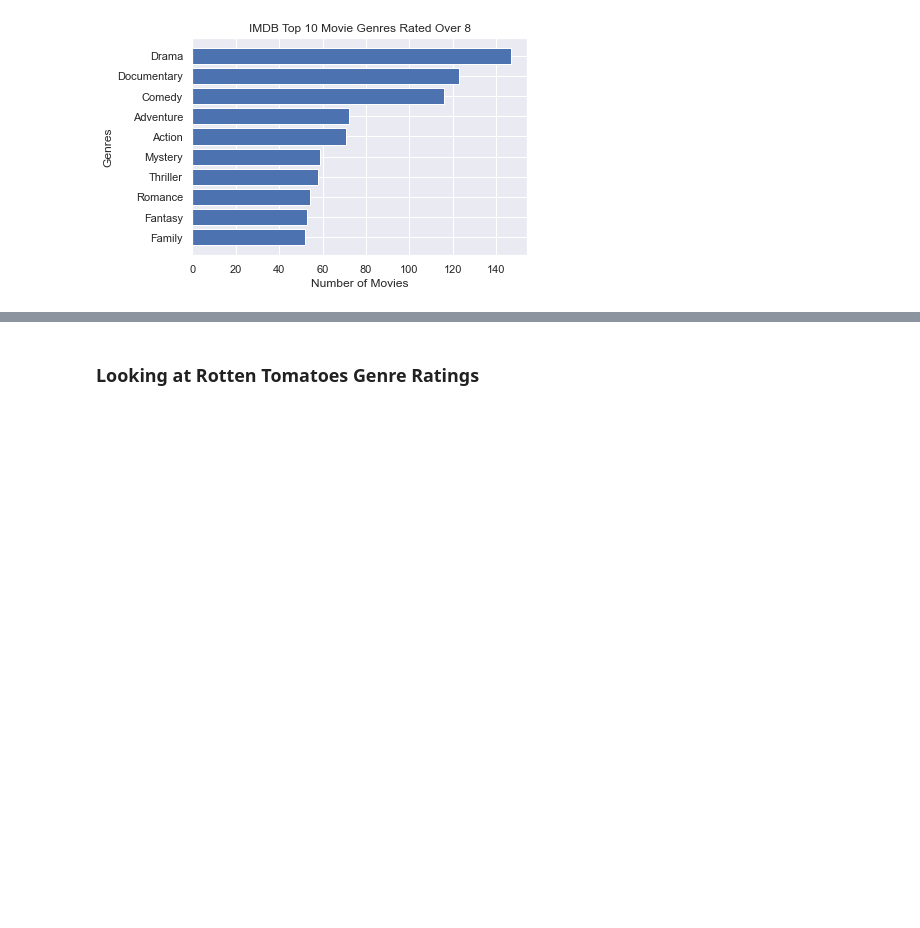
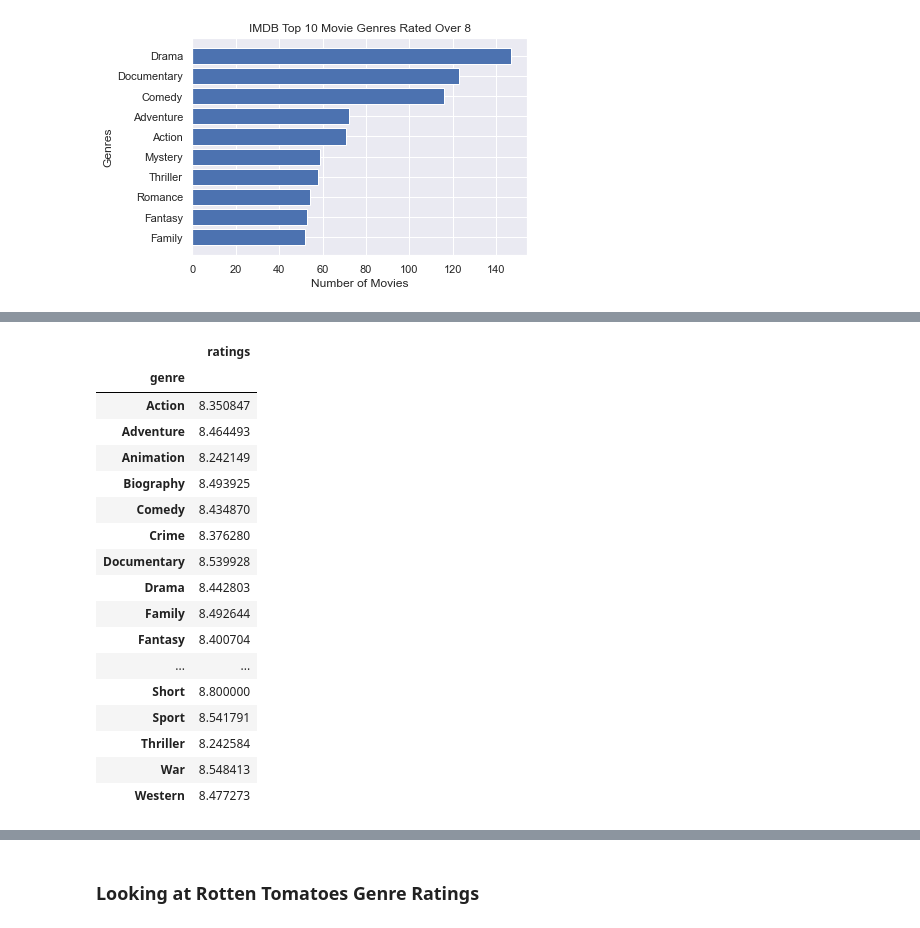
Before and after one commit to zach-hanly/microsoft_movie_project, a Jupyter notebook: jerry/Ignore.ipynb, the cells around one changed output, grey strips where cells are left out. Cells and saved outputs as stored; diff of their text form; code cells hidden in the pictures; blank space fills up the shorter version.

```diff
--- a/jerry/testing_1.ipynb
+++ b/jerry/Ignore.ipynb
@@ -117,0 +203,3 @@ ax.set_ylabel('Genres');
+# %%
+genre_list = [y[0] for y in x]
+ratings_list = [y[1] for y in x]
@@ -117,0 +212,22 @@ ax.set_ylabel('Genres');
+# %%
+average_ratings = genres_ratings.groupby('genre').mean()
+average_ratings
+# %% [output]
+|  | ratings |
+| genre |  |
+| Action | 8.350847 |
+| Adventure | 8.464493 |
+| Animation | 8.242149 |
+| Biography | 8.493925 |
+| Comedy | 8.434870 |
+| Crime | 8.376280 |
+| Documentary | 8.539928 |
+| Drama | 8.442803 |
+| Family | 8.492644 |
+| Fantasy | 8.400704 |
+| ... | ... |
+| Short | 8.800000 |
+| Sport | 8.541791 |
+| Thriller | 8.242584 |
+| War | 8.548413 |
+| Western | 8.477273 |
```
Also changed, not shown: parts of 17 cells of this notebook, 2 other files.
